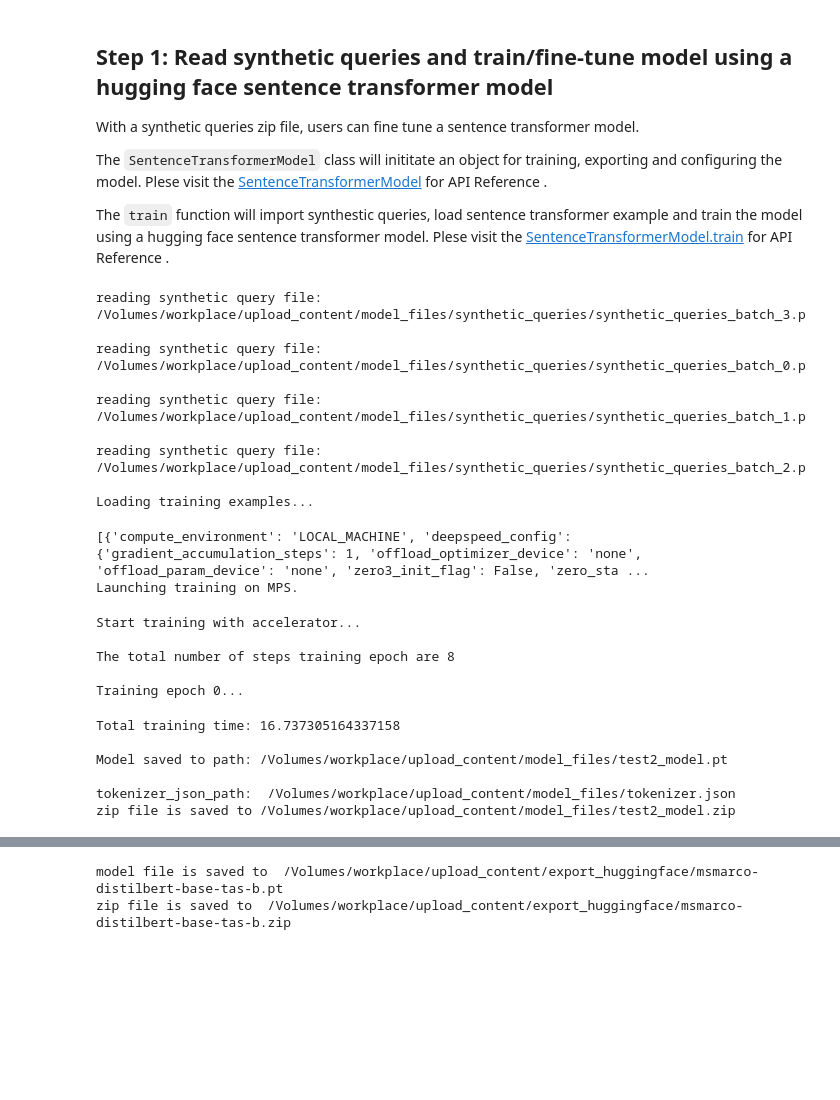
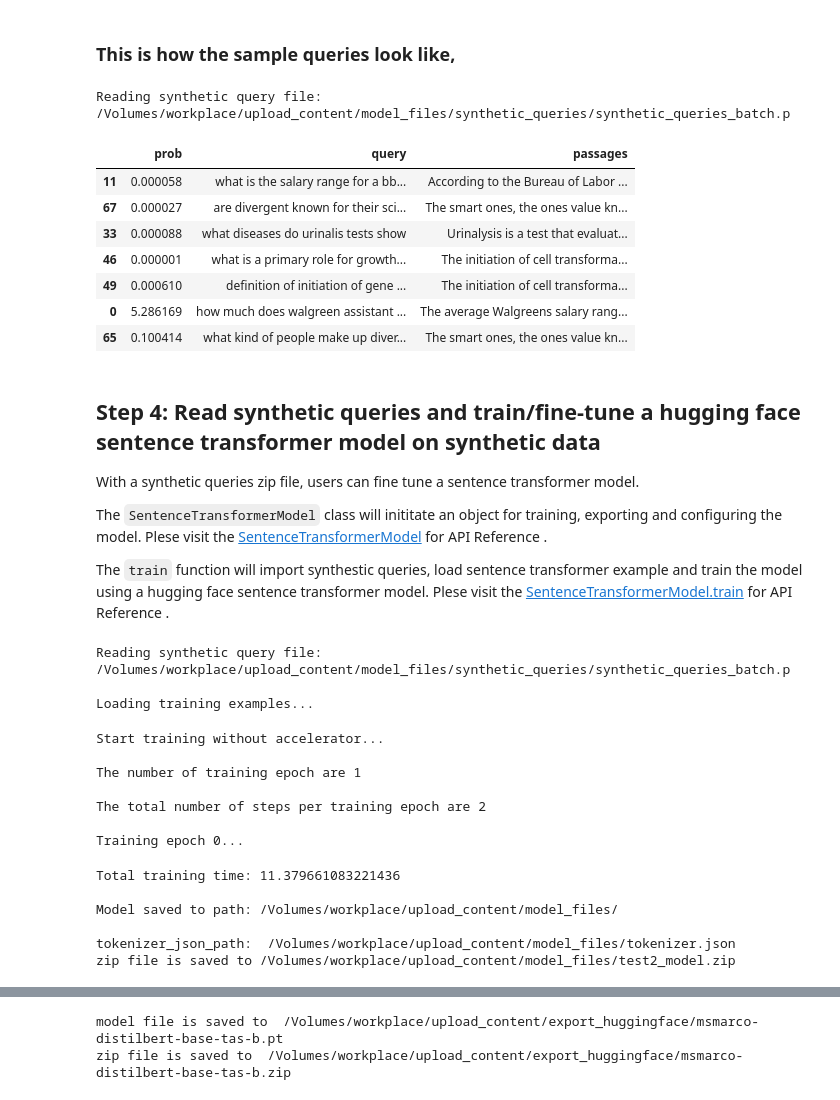
Before and after one commit to opensearch-project/opensearch-py-ml, a Jupyter notebook: docs/source/examples/demo_transformer_model_train_save_upload_to_openSearch.ipynb, the cells around one changed output, grey strips where cells are left out. Drawn from its saved outputs; the diff is of its cells as text; code cells hidden in the pictures; blank space fills up the shorter version.

```diff
--- a/docs/source/examples/demo_transformer_model_train_save_upload_to_openSearch.ipynb
+++ b/docs/source/examples/demo_transformer_model_train_save_upload_to_openSearch.ipynb
@@ -59,5 +179,28 @@ client = get_os_client()
+# %% [markdown]
+### This is how the sample queries look like,
+# %%
+# initiate SentenceTransformerModel object
+
+custom_model = SentenceTransformerModel(folder_path="/Volumes/workplace/upload_content/model_files/", overwrite = True)
+
+
+
+df = custom_model.read_queries(read_path = '/Volumes/workplace/upload_content/clean_synthetic_queries.zip', overwrite = True)
+
+df[::10]
+# %% [output]
+Reading synthetic query file: /Volumes/workplace/upload_content/model_files/synthetic_queries/synthetic_queries_batch.p
+|  | prob | query | passages |
+| 11 | 0.000058 | what is the salary range for a bb... | According to the Bureau of Labor ... |
+| 67 | 0.000027 | are divergent known for their sci... | The smart ones, the ones value kn... |
+| 33 | 0.000088 | what diseases do urinalis tests show | Urinalysis is a test that evaluat... |
+| 46 | 0.000001 | what is a primary role for growth... | The initiation of cell transforma... |
+| 49 | 0.000610 | definition of initiation of gene ... | The initiation of cell transforma... |
+| 0 | 5.286169 | how much does walgreen assistant ... | The average Walgreens salary rang... |
+| 65 | 0.100414 | what kind of people make up diver... | The smart ones, the ones value kn... |
 # %% [markdown]
-## Step 1: Read synthetic queries and train/fine-tune model using a hugging face sentence transformer model
+## Step 4: Read synthetic queries and train/fine-tune a hugging face sentence transformer model on synthetic data
+
 With a synthetic queries zip file, users can fine tune a sentence transformer model.
 
 The `SentenceTransformerModel` class will inititate an object for training, exporting and configuring the model. Plese visit the [SentenceTransformerModel](https://opensearch-project.github.io/opensearch-py-ml/reference/api/sentence_transformer.html#opensearch_py_ml.sentence_transformer_model.SentenceTransformerModel) for API Reference .
@@ -71,40 +214,28 @@ gc.collect()
 
 torch.cuda.empty_cache()
 # %%
-# initiate SentenceTransformerModel object and run train function
-# num_processes should be less than the number of gpus on the users' machine, if None, it will auto apply
-# all the available gpus on the machine
-custom_model = SentenceTransformerModel(folder_path="/Volumes/workplace/upload_content/model_files/", overwrite = True)
-training = custom_model.train(read_path = '/Volumes/workplace/upload_content/synthetic_queries.zip',
+
+training = custom_model.train(read_path = '/Volumes/workplace/upload_content/clean_synthetic_queries.zip',
                         output_model_name = 'test2_model.pt',
                         zip_file_name= 'test2_model.zip',
                         overwrite = True,
-                        use_accelerate  = True,
-                        num_machines = 1,
-                        num_processes = 1,
                         num_epochs = 1,
                         verbose = False)
 # %% [output]
-reading synthetic query file: /Volumes/workplace/upload_content/model_files/synthetic_queries/synthetic_queries_batch_3.p
-
-reading synthetic query file: /Volumes/workplace/upload_content/model_files/synthetic_queries/synthetic_queries_batch_0.p
-
-reading synthetic query file: /Volumes/workplace/upload_content/model_files/synthetic_queries/synthetic_queries_batch_1.p
-
-reading synthetic query file: /Volumes/workplace/upload_content/model_files/synthetic_queries/synthetic_queries_batch_2.p
+Reading synthetic query file: /Volumes/workplace/upload_content/model_files/synthetic_queries/synthetic_queries_batch.p
 
 Loading training examples...
-[{'compute_environment': 'LOCAL_MACHINE', 'deepspeed_config': {'gradient_accumulation_steps': 1, 'offload_optimizer_device': 'none', 'offload_param_device': 'none', 'zero3_init_flag': False, 'zero_sta ...
-Launching training on MPS.
+Start training without accelerator...
+
+The number of training epoch are 1
+
+The total number of steps per training epoch are 2
+
+Training epoch 0...
-Start training with accelerator...
+Total training time: 11.379661083221436
 
-The total number of steps training epoch are 8
+Model saved to path: /Volumes/workplace/upload_content/model_files/
 
-Training epoch 0...
+tokenizer_json_path:  /Volumes/workplace/upload_content/model_files/tokenizer.json
+zip file is saved to /Volumes/workplace/upload_content/model_files/test2_model.zip
-Total training time: 16.737305164337158
-
-Model saved to path: /Volumes/workplace/upload_content/model_files/test2_model.pt
-
-tokenizer_json_path:  /Volumes/workplace/upload_content/model_files/tokenizer.json
-zip file is saved to /Volumes/workplace/upload_content/model_files/test2_model.zip
 # %% [markdown]
```
Also changed, not shown: parts of 24 cells of this notebook, 2 other files.
